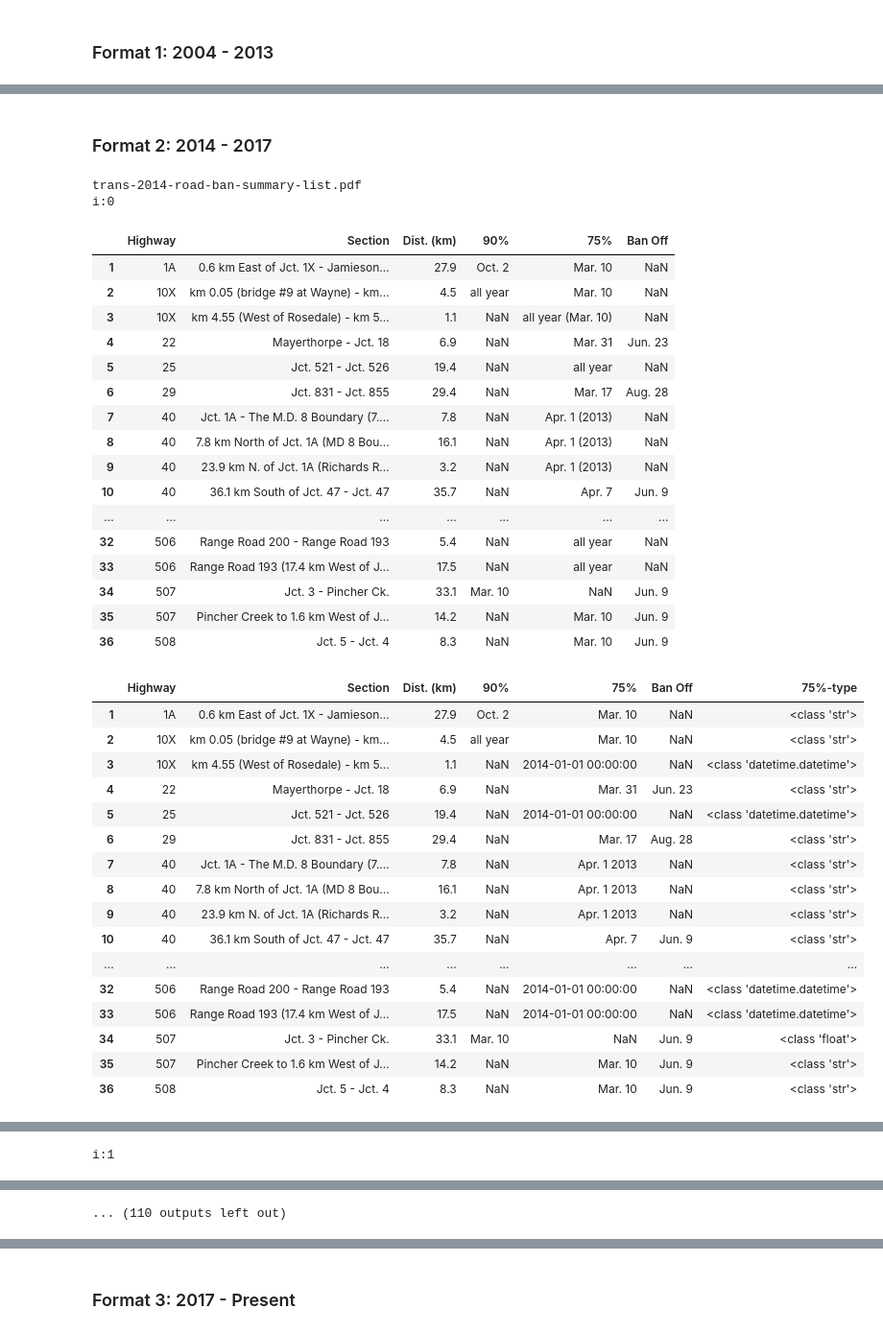
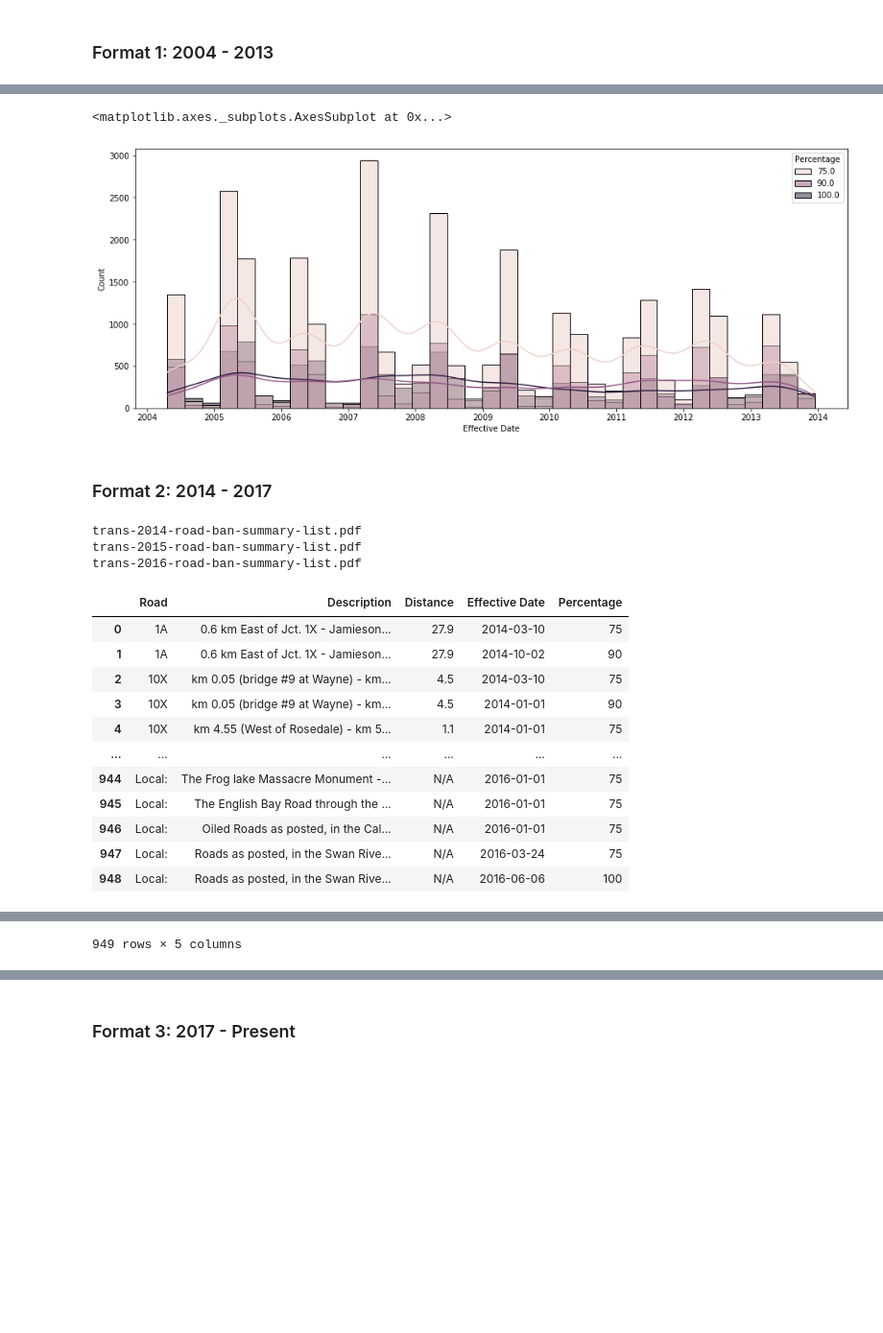
Before and after one commit to kj-kwan/alberta-road-bans, a Jupyter notebook: Road Ban Analysis.ipynb, the cells around one changed output, grey strips where cells are left out. Shown: that part at 96% size. Cells and saved outputs as stored; diff of their text form; code cells hidden in the pictures; blank space fills up the shorter version.

```diff
--- a/Road Ban Analysis.ipynb
+++ b/Road Ban Analysis.ipynb
@@ -501,13 +502,19 @@ print(format3)
 # %%
 # Using the pre-processing on the pdf report to format data into most recent format of road ban data
 data = []
-for f in rb_reports[:10]:
+start_time = time.time()
+for f in rb_reports:
+    if f == 'trans-2013-road-bans-4.pdf': # pdf reading issue with this one report
+        continue
+
     pdf_tables = read_pdf(f'./road ban reports/{f}',pages='all')
 
     # Parsing pdf file for the effective date of the report
     pdfFileObj = open(f'./road ban reports/{f}','rb')
     pdfReader = PyPDF2.PdfFileReader(pdfFileObj)
     text = pdfReader.getPage(0).extractText()
+
+    # Extracting the effective date from the pdf report
     eff_date = re.findall('[A-Z][a-z]+ [0-9]+\s*, [0-9]{4}',text)[0]
     eff_date = re.sub(' ,',',',eff_date)
     eff_date = dt.datetime.strptime(eff_date,'%B %d, %Y')
@@ -530,7 +537,10 @@ for f in rb_reports[:10]:
             if pd.isnull(row['Road']):
                 continue
     print(f"Finished {f}")
+end_time = time.time()
+print(f"Duration = {end_time-start_time}")
 df1 = pd.DataFrame(data,columns=['Road','Description','Effective Date','Percentage'])
+df1.drop_duplicates(inplace=True)
 display(df1)
 # %% [output]
 Finished trans-2004-road-bans-15.pdf
@@ -578,3 +563,9 @@ re.findall('[A-Z][a-z]+ [0-9]+, [0-9]{4}',test_str)
+# %%
+plt.figure(figsize=(16,6))
+sns.histplot(data=df1,x='Effective Date',kde=True,hue='Percentage')
+# %% [output]
+<matplotlib.axes._subplots.AxesSubplot at 0x...>
+[figure, added]
 # %%
 data = []
 for i in range(len(tables)):
@@ -602,72 +593,46 @@ for f in format2:
     pdf_tables = read_pdf(f'./road ban summary lists/{f}',pages='all')
     year = int(f.split('-')[1])
     for i in range(len(pdf_tables)):
-        print(f"i:{i}")
         if i == 0:
             df_temp = pdf_tables[i].T.reset_index(drop=True).set_index(0).T
         else:
             df_temp = pdf_tables[i]
-        display(df_temp)
+
         for col in ['75%','90%','Ban Off']:
             df_temp[col] = df_temp[col].apply(lambda x: np.nan if x == 'N/A' else x) # Replaces N/A with a null value
             df_temp[col] = df_temp[col].apply(lambda x: dt.datetime(1900,1,1)+dt.timedelta(days=int(x)) if str(x).isnumeric() else x) # Meant for accidental excel formatting of date into a numerical value
             df_temp[col] = df_temp[col].apply(lambda x: re.sub('\.','. ',x) if type(x)==str else x) # Eliminating typo error missing a space to divide
             df_temp[col] = df_temp[col].apply(lambda x: re.sub('\s+',' ',x) if type(x)==str else x) # Eliminating stray multiple consecutive spaces
             df_temp[col] = df_temp[col].apply(lambda x: re.sub('(\d+)%','',x) if type(x)==str else x) # Eliminating axle weight percentages
             df_temp[col] = df_temp[col].apply(lambda x: re.sub('[\(\)]','',x) if type(x)==str else x) # Eliminating brackets
             df_temp[col] = df_temp[col].apply(lambda x: x.rstrip() if type(x)==str else x) # Eliminating trailing spaces
             df_temp[col] = df_temp[col].apply(lambda x: dt.datetime(year,1,1) if ('all year' in str(x)) & (type(x)==str) else x) # Uses the start of the year (Jan 1) for entries containing all year
             df_temp[col] = df_temp[col].apply(lambda x: x.split('/')[0] if type(x)==str else x) # Uses the first date in a dual date entry separated with a /
             df_temp[col] = df_temp[col].apply(lambda x: re.sub('[\.\(\),]','',x)+f' {year}' if (type(x)==str) & (len(str(x).split(' '))<3) else x) # For entries that include the year in the entry this ensures the year in the entry is used
             df_temp[col] = df_temp[col].apply(lambda x: ' '.join([y[:3] if i == 0 else y for i,y in enumerate(x.split(' '))]) if (type(x)==str) & (len(str(x).split(' ')[0])>3) else x)
             df_temp[col] = df_temp[col].apply(lambda x: dt.datetime.strptime(re.sub('[\.\(\),]','',x),'%b %d %Y') if type(x)==str else x) # Removes the abbreviation "." and the brackets
-#         df_temp['90%'] = df_temp['90%'].apply(lambda x: dt.datetime(year,1,1) if x == 'all year' else x)
-#         df_temp['90%'] = df_temp['90%'].apply(lambda x: dt.datetime.strptime(re.sub('[\.\(\.\)]','',x)+f' {year}','%b %d %Y') if type(x)==str else x)
-#         df_temp['Ban Off'] = df_temp['Ban Off'].apply(lambda x: dt.datetime(year,1,1) if x == 'all year' else x)
-#         df_temp['Ban Off'] = df_temp['Ban Off'].apply(lambda x: dt.datetime.strptime(re.sub('[\.\(\.\)]','',x)+f' {year}','%b %d %Y') if type(x)==str else x)
         for index, row in df_temp.iterrows():
             if pd.notnull(row['75%']):
                 data.append([row['Highway'],row['Section'],row['Dist. (km)'],row['75%'],75])
             if pd.notnull(row['90%']):
                 data.append([row['Highway'],row['Section'],row['Dist. (km)'],row['90%'],90])
             if pd.notnull(row['Ban Off']):
                 data.append([row['Highway'],row['Section'],row['Dist. (km)'],row['Ban Off'],100])
 df2 = pd.DataFrame(data, columns=['Road','Description','Distance','Effective Date','Percentage'])
 df2
 # %% [output]
 trans-2014-road-ban-summary-list.pdf
-i:0
+trans-2015-road-ban-summary-list.pdf
+trans-2016-road-ban-summary-list.pdf
-|  | Highway | Section | Dist. (km) | 90% | 75% | Ban Off |
-| 1 | 1A | 0.6 km East of Jct. 1X - Jamieson... | 27.9 | Oct. 2 | Mar. 10 | NaN |
-| 2 | 10X | km 0.05 (bridge #9 at Wayne) - km... | 4.5 | all year | Mar. 10 | NaN |
-| 3 | 10X | km 4.55 (West of Rosedale) - km 5... | 1.1 | NaN | all year (Mar. 10) | NaN |
-| 4 | 22 | Mayerthorpe - Jct. 18 | 6.9 | NaN | Mar. 31 | Jun. 23 |
-| 5 | 25 | Jct. 521 - Jct. 526 | 19.4 | NaN | all year | NaN |
-| 6 | 29 | Jct. 831 - Jct. 855 | 29.4 | NaN | Mar. 17 | Aug. 28 |
-| 7 | 40 | Jct. 1A - The M.D. 8 Boundary (7.... | 7.8 | NaN | Apr. 1 (2013) | NaN |
-| 8 | 40 | 7.8 km North of Jct. 1A (MD 8 Bou... | 16.1 | NaN | Apr. 1 (2013) | NaN |
-| 9 | 40 | 23.9 km N. of Jct. 1A (Richards R... | 3.2 | NaN | Apr. 1 (2013) | NaN |
-| 10 | 40 | 36.1 km South of Jct. 47 - Jct. 47 | 35.7 | NaN | Apr. 7 | Jun. 9 |
-| ... | ... | ... | ... | ... | ... | ... |
-| 32 | 506 | Range Road 200 - Range Road 193 | 5.4 | NaN | all year | NaN |
-| 33 | 506 | Range Road 193 (17.4 km West of J... | 17.5 | NaN | all year | NaN |
-| 34 | 507 | Jct. 3 - Pincher Ck. | 33.1 | Mar. 10 | NaN | Jun. 9 |
-| 35 | 507 | Pincher Creek to 1.6 km West of J... | 14.2 | NaN | Mar. 10 | Jun. 9 |
-| 36 | 508 | Jct. 5 - Jct. 4 | 8.3 | NaN | Mar. 10 | Jun. 9 |
+|  | Road | Description | Distance | Effective Date | Percentage |
+| 0 | 1A | 0.6 km East of Jct. 1X - Jamieson... | 27.9 | 2014-03-10 | 75 |
+| 1 | 1A | 0.6 km East of Jct. 1X - Jamieson... | 27.9 | 2014-10-02 | 90 |
+| 2 | 10X | km 0.05 (bridge #9 at Wayne) - km... | 4.5 | 2014-03-10 | 75 |
+| 3 | 10X | km 0.05 (bridge #9 at Wayne) - km... | 4.5 | 2014-01-01 | 90 |
+| 4 | 10X | km 4.55 (West of Rosedale) - km 5... | 1.1 | 2014-01-01 | 75 |
+| ... | ... | ... | ... | ... | ... |
+| 944 | Local: | The Frog lake Massacre Monument -... | N/A | 2016-01-01 | 75 |
+| 945 | Local: | The English Bay Road through the ... | N/A | 2016-01-01 | 75 |
+| 946 | Local: | Oiled Roads as posted, in the Cal... | N/A | 2016-01-01 | 75 |
+| 947 | Local: | Roads as posted, in the Swan Rive... | N/A | 2016-03-24 | 75 |
+| 948 | Local: | Roads as posted, in the Swan Rive... | N/A | 2016-06-06 | 100 |
-|  | Highway | Section | Dist. (km) | 90% | 75% | Ban Off | 75%-type |
-| 1 | 1A | 0.6 km East of Jct. 1X - Jamieson... | 27.9 | Oct. 2 | Mar. 10 | NaN | <class 'str'> |
-| 2 | 10X | km 0.05 (bridge #9 at Wayne) - km... | 4.5 | all year | Mar. 10 | NaN | <class 'str'> |
-| 3 | 10X | km 4.55 (West of Rosedale) - km 5... | 1.1 | NaN | 2014-01-01 00:00:00 | NaN | <class 'datetime.datetime'> |
-| 4 | 22 | Mayerthorpe - Jct. 18 | 6.9 | NaN | Mar. 31 | Jun. 23 | <class 'str'> |
-| 5 | 25 | Jct. 521 - Jct. 526 | 19.4 | NaN | 2014-01-01 00:00:00 | NaN | <class 'datetime.datetime'> |
-| 6 | 29 | Jct. 831 - Jct. 855 | 29.4 | NaN | Mar. 17 | Aug. 28 | <class 'str'> |
-| 7 | 40 | Jct. 1A - The M.D. 8 Boundary (7.... | 7.8 | NaN | Apr. 1 2013 | NaN | <class 'str'> |
-| 8 | 40 | 7.8 km North of Jct. 1A (MD 8 Bou... | 16.1 | NaN | Apr. 1 2013 | NaN | <class 'str'> |
-| 9 | 40 | 23.9 km N. of Jct. 1A (Richards R... | 3.2 | NaN | Apr. 1 2013 | NaN | <class 'str'> |
-| 10 | 40 | 36.1 km South of Jct. 47 - Jct. 47 | 35.7 | NaN | Apr. 7 | Jun. 9 | <class 'str'> |
-| ... | ... | ... | ... | ... | ... | ... | ... |
-| 32 | 506 | Range Road 200 - Range Road 193 | 5.4 | NaN | 2014-01-01 00:00:00 | NaN | <class 'datetime.datetime'> |
-| 33 | 506 | Range Road 193 (17.4 km West of J... | 17.5 | NaN | 2014-01-01 00:00:00 | NaN | <class 'datetime.datetime'> |
-| 34 | 507 | Jct. 3 - Pincher Ck. | 33.1 | Mar. 10 | NaN | Jun. 9 | <class 'float'> |
-| 35 | 507 | Pincher Creek to 1.6 km West of J... | 14.2 | NaN | Mar. 10 | Jun. 9 | <class 'str'> |
-| 36 | 508 | Jct. 5 - Jct. 4 | 8.3 | NaN | Mar. 10 | Jun. 9 | <class 'str'> |
@@ -759 +639 @@ i:0
-i:1
+949 rows × 5 columns
@@ -811 +639,0 @@ i:1
-... (110 outputs left out)
```
Also changed, not shown: parts of 8 cells of this notebook.
